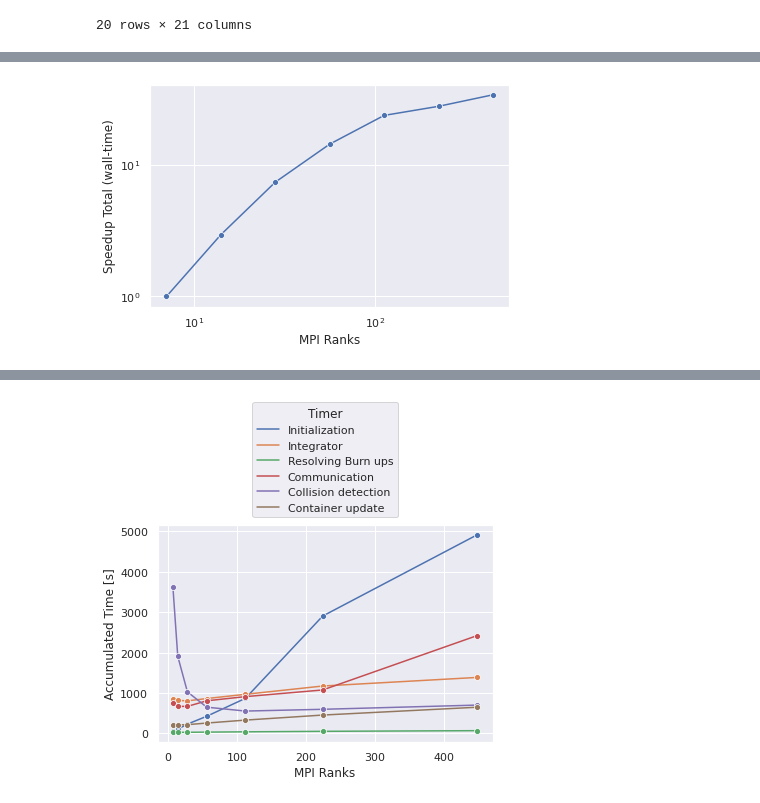
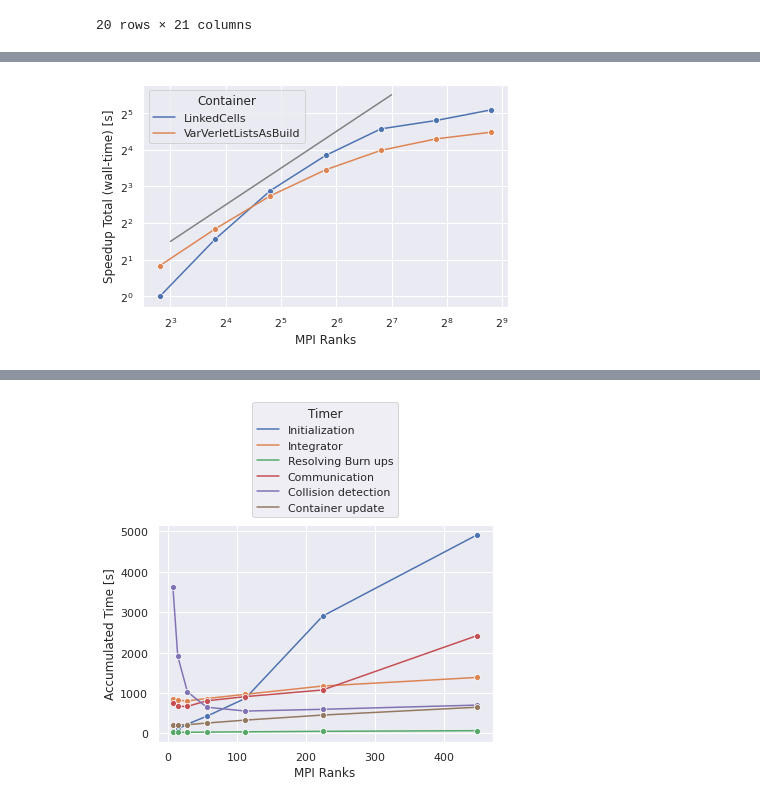
Before and after one commit to esa/LADDS, a Jupyter notebook: notebooks/PerformanceAnalysis.ipynb, the cells around one changed output, grey strips where cells are left out. Drawn from its saved outputs; the diff is of its cells as text; code cells hidden in the pictures.

Commit message:
add comparison plots to vvl

```diff
--- a/notebooks/PerformanceAnalysis.ipynb
+++ b/notebooks/PerformanceAnalysis.ipynb
@@ -151,21 +175,25 @@ dfMPIScaling
 # %%
-thisData = dfMPIScaling.query('Container == "LinkedCells"').copy()
+thisData = dfMPIScaling.query('`desiredCellsPerDimension` == 25').copy()
 
 for s in ['Total (wall-time)']:
     thisData['Speedup ' + s] = thisData.query('`MPI Ranks` == 7')[s][0] / thisData[s]
 
+yAxis='Speedup Total (wall-time)'
+
 ax = sns.lineplot(
     data=thisData,
     x='MPI Ranks',
-    y='Speedup Total (wall-time)',
+    y=yAxis,
+    hue="Container",
     marker='o',
 )
+plt.ylabel(yAxis + " [s]")
 ax.loglog(base=2)
+X_plot = [2**x for x in [3,4,5,6,7]]
+Y_plot = [2**x for x in [1.5,2.5,3.5,4.5,5.5]]
+plt.plot(X_plot, Y_plot, color='gray')
 plt.tight_layout()
-X_plot = np.linspace(7, 448, 10)
-Y_plot = X_plot
-plt.plot(X_plot, Y_plot, color='gray')
 # plt.savefig('SpeedupWallTime.pdf')
 plt.savefig('SpeedupWallTime.png', dpi=300)
 # %% [output]
-[figure, old version]
+[figure, new version]
```
Also changed, not shown: parts of 7 cells of this notebook.
